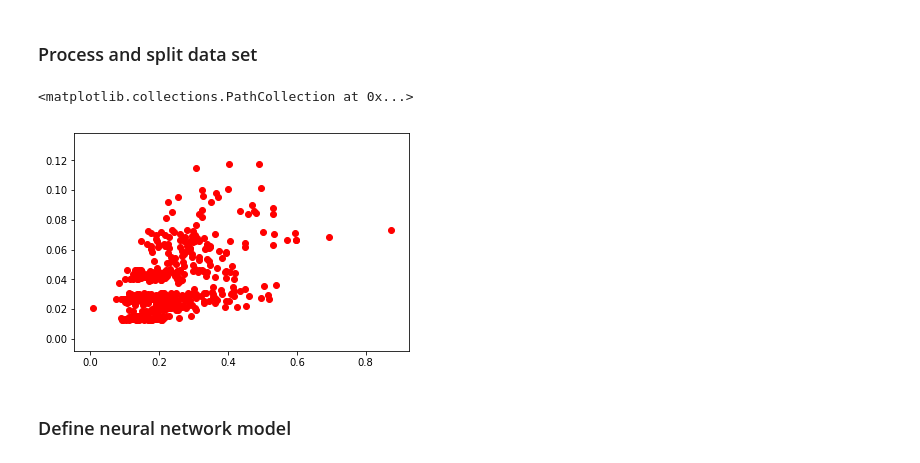
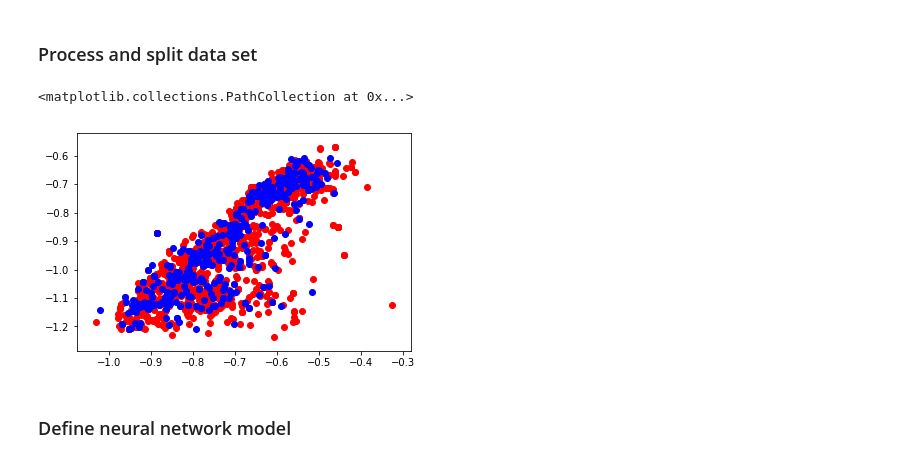
Before and after one commit to acnagle/CLA-Project, a Jupyter notebook: Code/Neural_Network(Pytorch).ipynb, the cells around one changed output. Drawn from its saved outputs; the diff is of its cells as text; code cells hidden in the pictures.

```diff
--- a/Code/Neural_Network(Pytorch).ipynb
+++ b/Code/Neural_Network(Pytorch).ipynb
@@ -94,7 +118,7 @@ while num_no_alg != (num_alg - sample_bias):
 # standardize data: remove the mean and variance in each sample
 
 # TEST DATA DELETE THIS
-num_test_samples = 47000
+# num_test_samples = 47000
 # X = 100*np.random.rand(num_test_samples, num_features)
 # y = np.random.randint(2, size=num_test_samples);
 # X1 = np.random.randn(1000, num_features)
@@ -107,40 +131,40 @@ num_test_samples = 47000
 # plt.scatter(X2[:, 0], X2[:, 1], color='r')
 
 
 
 
 
 num_splits = 2   # do not change
 sss = model_selection.StratifiedShuffleSplit(n_splits=num_splits, test_size=test_size)
 
 idx, _ = sss.split(X, y);
 train_idx = idx[0]
 test_idx = idx[1]
 X_train, X_test = X[train_idx], X[test_idx]
 y_train, y_test = y[train_idx], y[test_idx]
 
-X_train = preprocessing.scale(X_train, axis=1, with_mean=False, with_std=True)  # NOTE: MEAN NOT REMOVED
-X_test = preprocessing.scale(X_test, axis=1, with_mean=False, with_std=True)
+X_train = preprocessing.scale(X_train, axis=1, with_mean=True, with_std=True)
+X_test = preprocessing.scale(X_test, axis=1, with_mean=True, with_std=True)
+# X_train = preprocessing.normalize(X_train, norm="l2", axis=1) # Attempted normalization rather than standardization
+# X_test = preprocessing.normalize(X_test, norm="l2", axis=1)
 
 # convert numpy arrays to pytorch tensors
 X_train, X_test = torch.from_numpy(X_train), torch.from_numpy(X_test)
 y_train, y_test = torch.from_numpy(y_train), torch.from_numpy(y_test)
 
 # convert pytorch tensors to pytorch TensorDataset
 train_set = utils.TensorDataset(X_train, y_train)
 test_set = utils.TensorDataset(X_test, y_test)
 
 # create DataLoaders
 train_loader = utils.DataLoader(train_set, batch_size=batch_size, shuffle=True)
 test_loader = utils.DataLoader(test_set, batch_size=batch_size, shuffle=True)
 
-
-
-# plt.scatter(X_train[:, 0], X_train[:, 1], color='b')
-plt.scatter(X_train[:, 0], X_train[:, 1], color='r')
+plt.scatter(X_train[:, 0], X_train[:, 1], color="r")
+plt.scatter(X_test[:, 0], X_test[:, 1], color="b")
 # %% [output]
 <matplotlib.collections.PathCollection at 0x...>
-[figure, old version]
+[figure, new version]
 # %% [markdown]
 ### Define neural network model
 # %%
```
Also changed, not shown: parts of 7 cells of this notebook, 1 other file.
